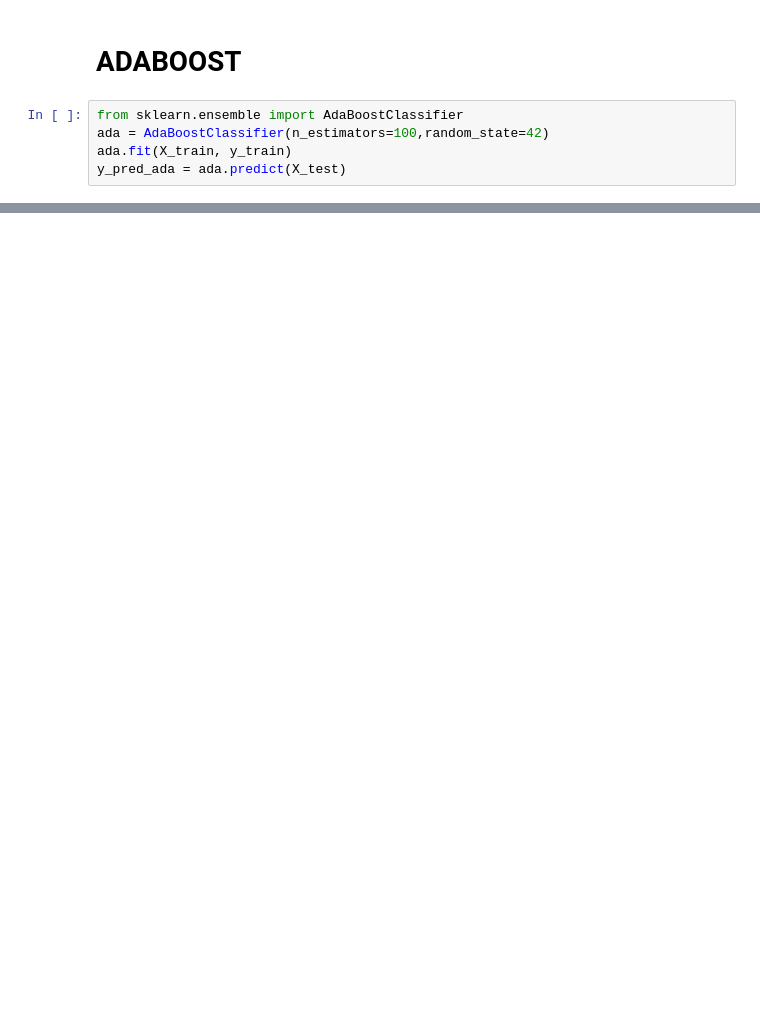
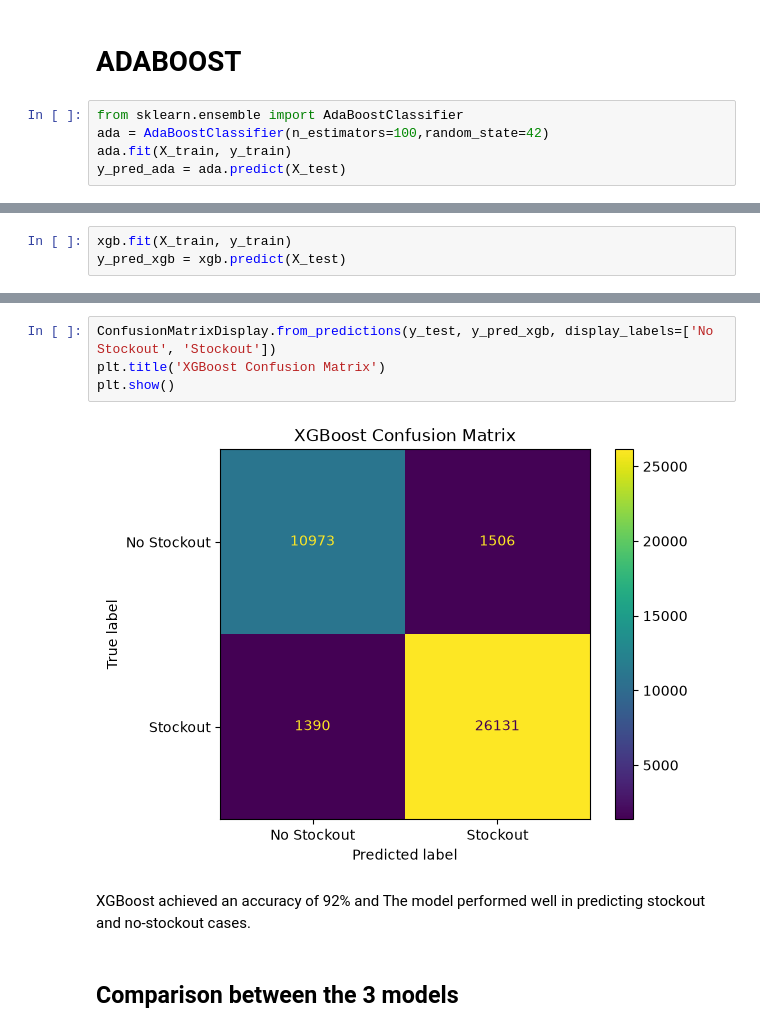
Before and after one commit to Suhani-codes18/Task-3-Suhani, a Jupyter notebook: Task.ipynb, the cells around one changed output, grey strips where cells are left out. Drawn from its saved outputs; the diff is of its cells as text; blank space fills up the shorter version.

```diff
--- a/Task.ipynb
+++ b/Task.ipynb
@@ -709,0 +716,3 @@ The model performed well in predicting stockout and no-stockout cases.
+# %%
+xgb.fit(X_train, y_train)
+y_pred_xgb = xgb.predict(X_test)
@@ -709,0 +744,11 @@ The model performed well in predicting stockout and no-stockout cases.
+# %%
+ConfusionMatrixDisplay.from_predictions(y_test, y_pred_xgb, display_labels=['No Stockout', 'Stockout'])
+plt.title('XGBoost Confusion Matrix')
+plt.show()
+# %% [output]
+[figure, added]
+# %% [markdown]
+XGBoost achieved an accuracy of 92% and
+The model performed well in predicting stockout and no-stockout cases.
+# %% [markdown]
+## Comparison between the 3 models
```
Also changed, not shown: parts of 39 cells of this notebook, 6 other files.
